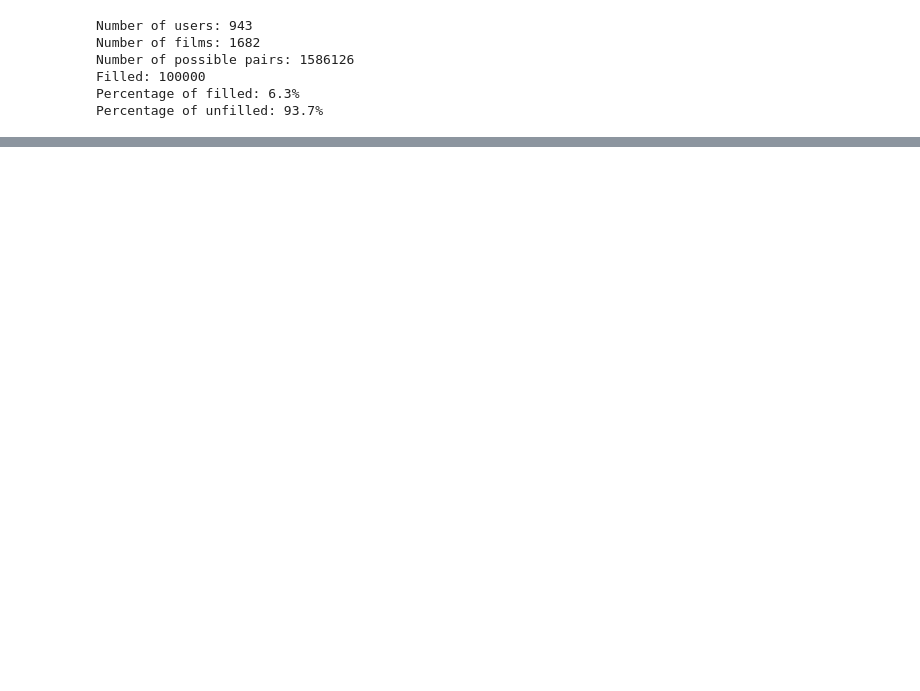
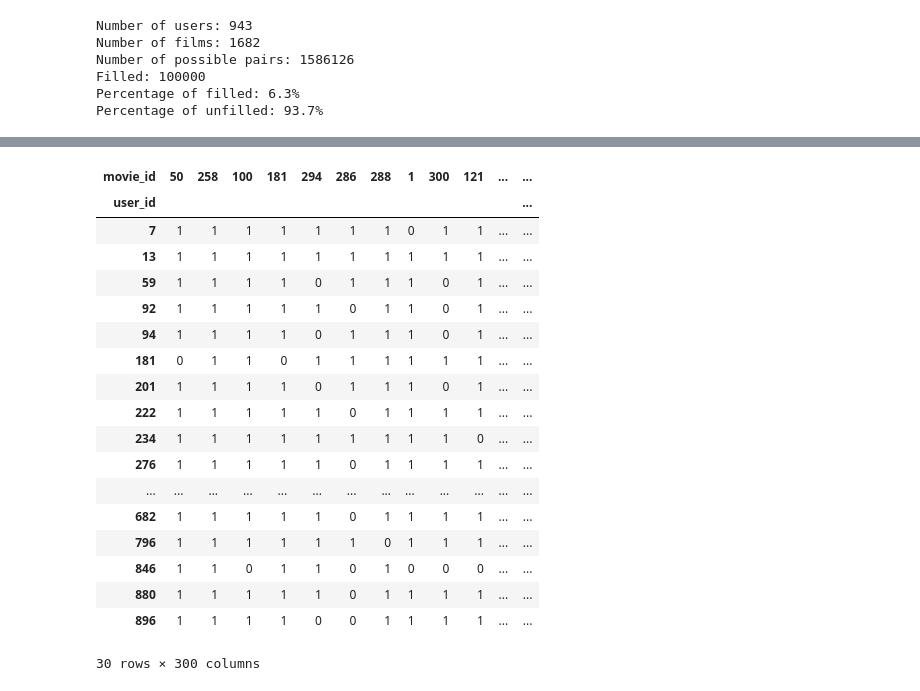
Before and after one commit to Ivampypy/movie-recsys, a Jupyter notebook: notebooks/EDA-notebook.ipynb, the cells around one changed output, grey strips where cells are left out. Saved outputs shown, nothing was run; the diff lists cells and outputs as text; code cells hidden in the pictures; blank space fills up the shorter version.

```diff
--- a/notebooks/EDA-notebook.ipynb
+++ b/notebooks/EDA-notebook.ipynb
@@ -211,0 +310,23 @@ Percentage of unfilled: 93.7%
+# %%
+data_pivot=data_pivot[arr_sorted_films]
+data_pivot
+# %% [output]
+| movie_id | 50 | 258 | 100 | 181 | 294 | 286 | 288 | 1 | 300 | 121 | ... | ... |
+| user_id |  |  |  |  |  |  |  |  |  |  |  | ... |
+| 7 | 1 | 1 | 1 | 1 | 1 | 1 | 1 | 0 | 1 | 1 | ... | ... |
+| 13 | 1 | 1 | 1 | 1 | 1 | 1 | 1 | 1 | 1 | 1 | ... | ... |
+| 59 | 1 | 1 | 1 | 1 | 0 | 1 | 1 | 1 | 0 | 1 | ... | ... |
+| 92 | 1 | 1 | 1 | 1 | 1 | 0 | 1 | 1 | 0 | 1 | ... | ... |
+| 94 | 1 | 1 | 1 | 1 | 0 | 1 | 1 | 1 | 0 | 1 | ... | ... |
+| 181 | 0 | 1 | 1 | 0 | 1 | 1 | 1 | 1 | 1 | 1 | ... | ... |
+| 201 | 1 | 1 | 1 | 1 | 0 | 1 | 1 | 1 | 0 | 1 | ... | ... |
+| 222 | 1 | 1 | 1 | 1 | 1 | 0 | 1 | 1 | 1 | 1 | ... | ... |
+| 234 | 1 | 1 | 1 | 1 | 1 | 1 | 1 | 1 | 1 | 0 | ... | ... |
+| 276 | 1 | 1 | 1 | 1 | 1 | 0 | 1 | 1 | 1 | 1 | ... | ... |
+| ... | ... | ... | ... | ... | ... | ... | ... | ... | ... | ... | ... | ... |
+| 682 | 1 | 1 | 1 | 1 | 1 | 0 | 1 | 1 | 1 | 1 | ... | ... |
+| 796 | 1 | 1 | 1 | 1 | 1 | 1 | 0 | 1 | 1 | 1 | ... | ... |
+| 846 | 1 | 1 | 0 | 1 | 1 | 0 | 1 | 0 | 0 | 0 | ... | ... |
+| 880 | 1 | 1 | 1 | 1 | 1 | 0 | 1 | 1 | 1 | 1 | ... | ... |
+| 896 | 1 | 1 | 1 | 1 | 0 | 0 | 1 | 1 | 1 | 1 | ... | ... |
+30 rows × 300 columns
```
Also changed, not shown: parts of 11 cells of this notebook.
